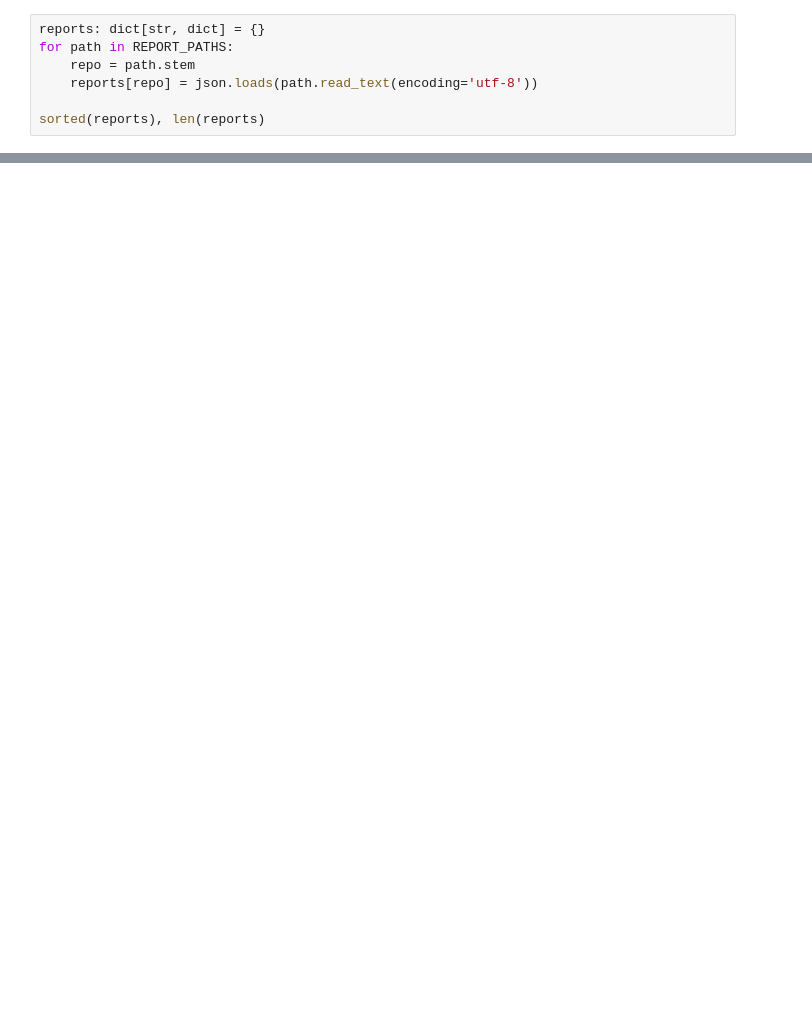
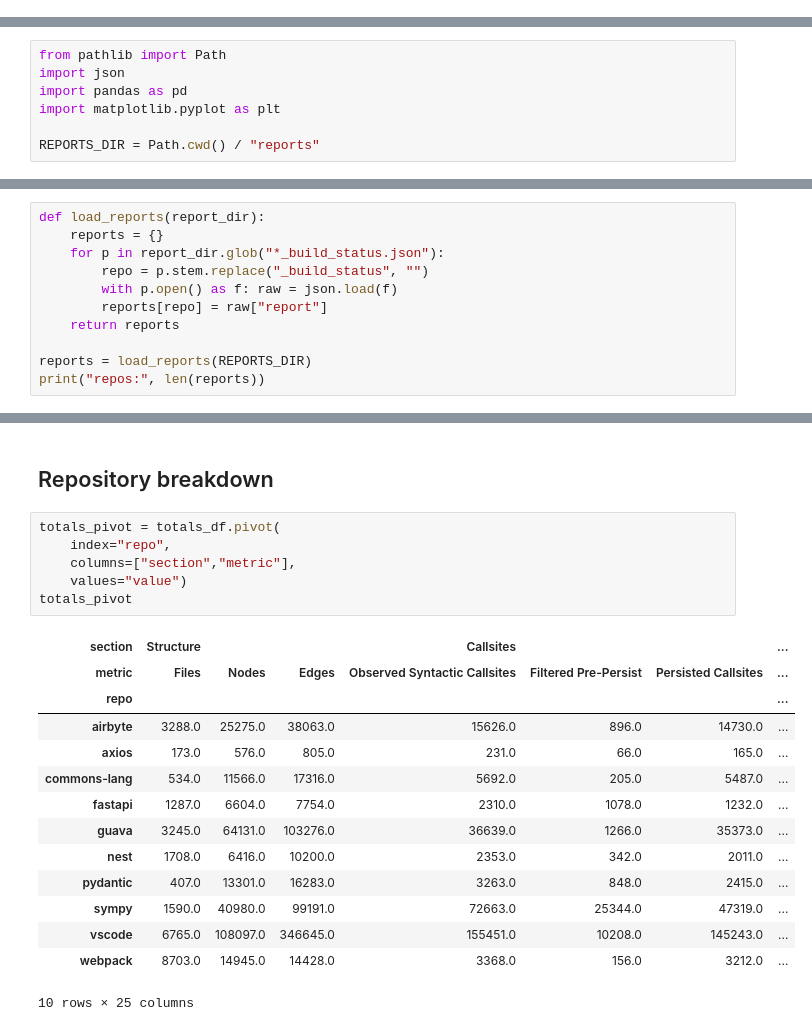
Before and after one commit to megascienta/sciona, a Jupyter notebook: validations/build_status_reports/evaluation.ipynb, the cells around one changed output, grey strips where cells are left out. Drawn from its saved outputs; the diff is of its cells as text; blank space fills up the shorter version.

Commit message:
Reporting: JSON structure, Reports

```diff
--- a/validations/build_status_reports/evaluation.ipynb
+++ b/validations/build_status_reports/evaluation.ipynb
@@ -73,7 +0,0 @@ REPORTS_DIR, len(REPORT_PATHS), [p.name for p in REPORT_PATHS[:5]]
-# %%
-reports: dict[str, dict] = {}
-for path in REPORT_PATHS:
-    repo = path.stem
-    reports[repo] = json.loads(path.read_text(encoding='utf-8'))
-
-sorted(reports), len(reports)
@@ -629,0 +3,7 @@ report_for(sorted(reports)[0])
+# %%
+from pathlib import Path
+import json
+import pandas as pd
+import matplotlib.pyplot as plt
+
+REPORTS_DIR = Path.cwd() / "reports"
@@ -629,0 +12,11 @@ report_for(sorted(reports)[0])
+# %%
+def load_reports(report_dir):
+    reports = {}
+    for p in report_dir.glob("*_build_status.json"):
+        repo = p.stem.replace("_build_status", "")
+        with p.open() as f: raw = json.load(f)
+        reports[repo] = raw["report"]
+    return reports
+
+reports = load_reports(REPORTS_DIR)
+print("repos:", len(reports))
@@ -629,0 +119,23 @@ report_for(sorted(reports)[0])
+# %% [markdown]
+## Repository breakdown
+# %%
+totals_pivot = totals_df.pivot(
+    index="repo",
+    columns=["section","metric"],
+    values="value")
+totals_pivot
+# %% [output]
+| section | Structure |  |  | Callsites |  |  | ... |
+| metric | Files | Nodes | Edges | Observed Syntactic Callsites | Filtered Pre-Persist | Persisted Callsites | ... |
+| repo |  |  |  |  |  |  | ... |
+| airbyte | 3288.0 | 25275.0 | 38063.0 | 15626.0 | 896.0 | 14730.0 | ... |
+| axios | 173.0 | 576.0 | 805.0 | 231.0 | 66.0 | 165.0 | ... |
+| commons-lang | 534.0 | 11566.0 | 17316.0 | 5692.0 | 205.0 | 5487.0 | ... |
+| fastapi | 1287.0 | 6604.0 | 7754.0 | 2310.0 | 1078.0 | 1232.0 | ... |
+| guava | 3245.0 | 64131.0 | 103276.0 | 36639.0 | 1266.0 | 35373.0 | ... |
+| nest | 1708.0 | 6416.0 | 10200.0 | 2353.0 | 342.0 | 2011.0 | ... |
+| pydantic | 407.0 | 13301.0 | 16283.0 | 3263.0 | 848.0 | 2415.0 | ... |
+| sympy | 1590.0 | 40980.0 | 99191.0 | 72663.0 | 25344.0 | 47319.0 | ... |
+| vscode | 6765.0 | 108097.0 | 346645.0 | 155451.0 | 10208.0 | 145243.0 | ... |
+| webpack | 8703.0 | 14945.0 | 14428.0 | 3368.0 | 156.0 | 3212.0 | ... |
+10 rows × 25 columns
```
Also changed, not shown: parts of 55 cells of this notebook, 21 other files.
